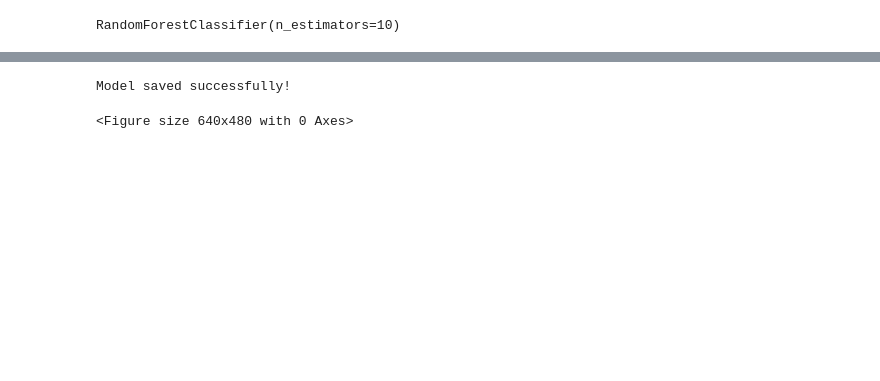
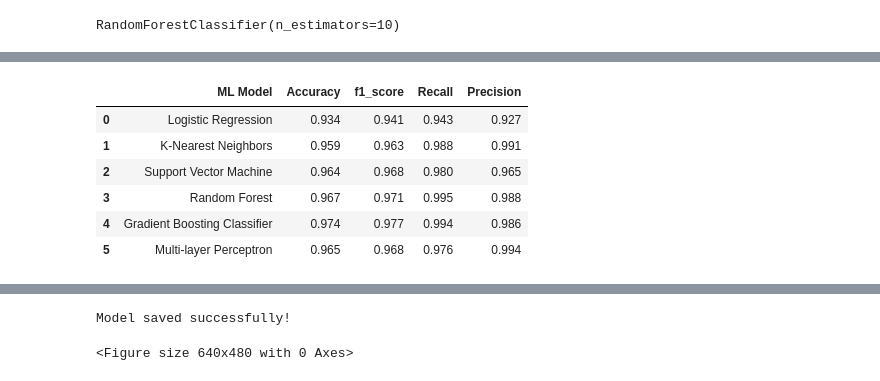
Before and after one commit to iammansoor15/LinkSafe--AI-Powered-URL-Safety-Checker, a Jupyter notebook: backend/notebooks/Phishing_URL.ipynb, the cells around one changed output, grey strips where cells are left out. Drawn from its saved outputs; the diff is of its cells as text; code cells hidden in the pictures; blank space fills up the shorter version.

Commit message:
added extra models

```diff
--- a/backend/notebooks/Phishing_URL.ipynb
+++ b/backend/notebooks/Phishing_URL.ipynb
@@ -161,3 +149,18 @@ X_train, X_test, y_train, y_test = train_test_split(X, y, test_size = 0.2, rando
 X_train.shape, y_train.shape, X_test.shape, y_test.shape
 # %% [output]
 ((8843, 30), (8843,), (2211, 30), (2211,))
+# %%
+# Creating holders to store the model performance results
+ML_Model = []
+accuracy = []
+f1_score = []
+recall = []
+precision = []
+
+#function to call for storing the results
+def storeResults(model, a,b,c,d):
+  ML_Model.append(model)
+  accuracy.append(round(a, 3))
+  f1_score.append(round(b, 3))
+  recall.append(round(c, 3))
+  precision.append(round(d, 3))
@@ -264,0 +605,19 @@ plt.legend();
+# %%
+#creating dataframe
+result = pd.DataFrame({ 'ML Model' : ML_Model,
+                        'Accuracy' : accuracy,
+                        'f1_score' : f1_score,
+                        'Recall'   : recall,
+                        'Precision': precision,
+                      })
+# %%
+# dispalying total result
+result
+# %% [output]
+|  | ML Model | Accuracy | f1_score | Recall | Precision |
+| 0 | Logistic Regression | 0.934 | 0.941 | 0.943 | 0.927 |
+| 1 | K-Nearest Neighbors | 0.959 | 0.963 | 0.988 | 0.991 |
+| 2 | Support Vector Machine | 0.964 | 0.968 | 0.980 | 0.965 |
+| 3 | Random Forest | 0.967 | 0.971 | 0.995 | 0.988 |
+| 4 | Gradient Boosting Classifier | 0.974 | 0.977 | 0.994 | 0.986 |
+| 5 | Multi-layer Perceptron | 0.965 | 0.968 | 0.976 | 0.994 |
```
Also changed, not shown: parts of 45 cells of this notebook, 6 other files.
